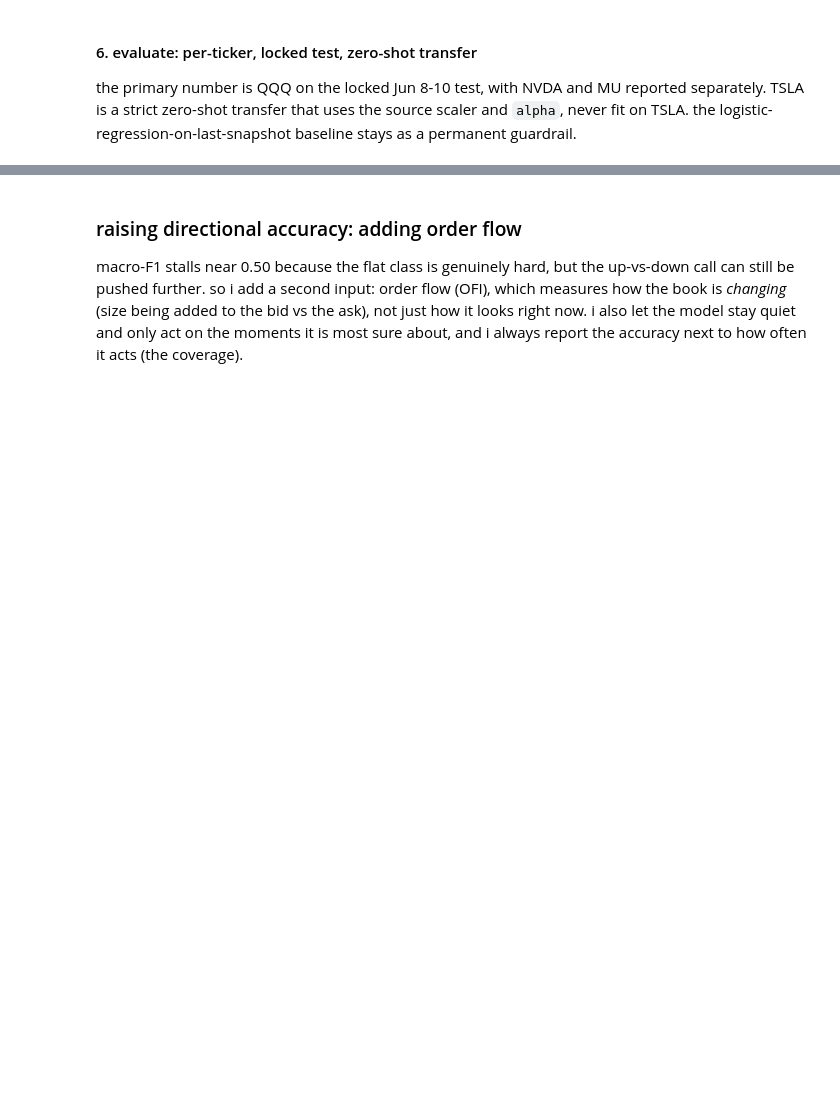
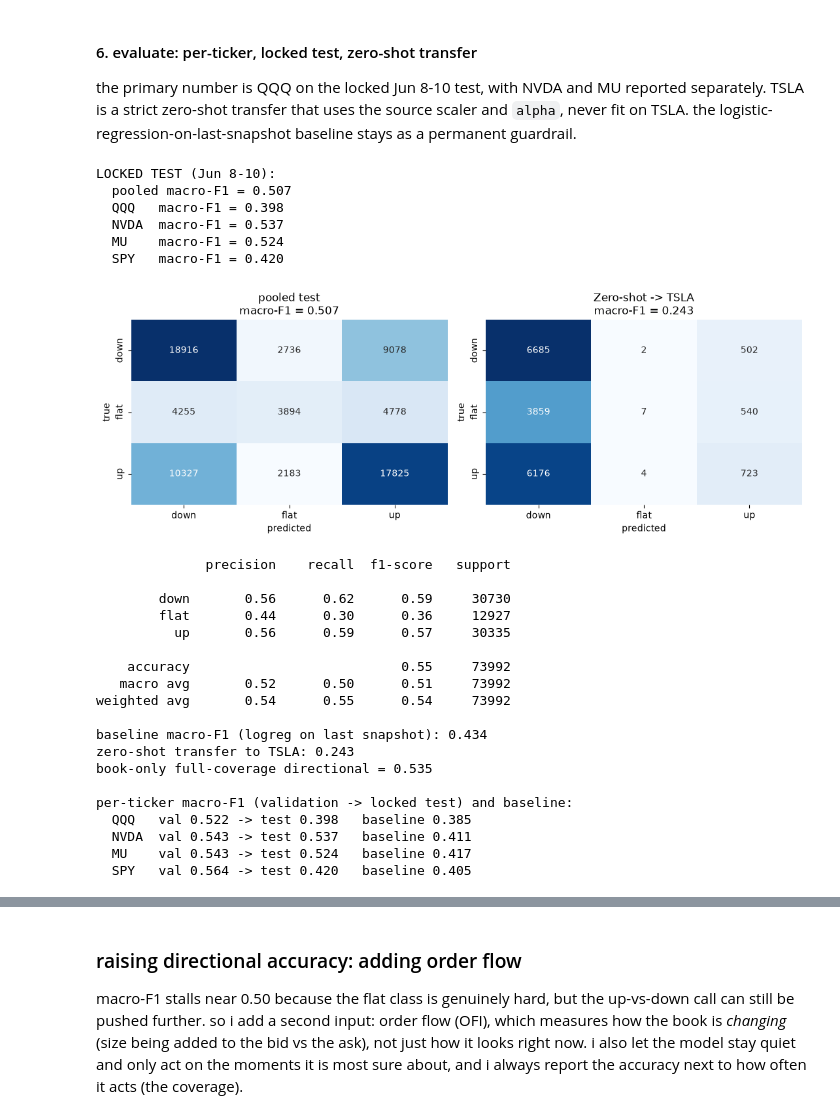
Before and after one commit to pallavigeddam/cs207-section5-team4-project, a Jupyter notebook: Ron_LSTM.ipynb, the cells around one changed output, grey strips where cells are left out. Cells and saved outputs as stored; diff of their text form; code cells hidden in the pictures; blank space fills up the shorter version.

Commit message:
replaced daily bars LSTM with order book model, added new test days to notebook to check for overfitting

```diff
--- a/Ron_LSTM.ipynb
+++ b/Ron_LSTM.ipynb
@@ -631,14 +0,0 @@ plt.show();
-# %%
-recs = []
-for s in SYMBOLS:
-    T = TEST[s]; bh_s = metrics(pd.Series(T["r"], index=pd.to_datetime(T["dates"])))
-    svals = []
-    for i in range(len(SEEDS)):
-        s_sym = s_test_seeds[i][T["mt"]][T["order"]]
-        w = (s_sym >= TAUS[i]["tau_long"]).astype(float)
-        net,_ = net_from_w(w, T["r"]); svals.append(metrics(net)[0])
-    recs.append({"ticker": s, "buyhold_sharpe": round(bh_s[0],2), "buyhold_maxDD": f"{bh_s[1]:.0%}",
-                 "strategy_sharpe": round(float(np.mean(svals)),2)})
-dfp = pd.DataFrame(recs)
-print(dfp.to_string(index=False))
-WINS = int((dfp["strategy_sharpe"] > dfp["buyhold_sharpe"]).sum())
@@ -655,7 +0,0 @@ Strategy Sharpe beats buy & hold on 1/4 tickers. A broad edge would win on most;
-# %%
-_saved = COST_BPS
-for bps in [5.0, 10.0, 20.0]:
-    COST_BPS = bps
-    m,sd = agg([metrics(run_portfolio(w_longflat, i)) for i in range(len(SEEDS))])
-    print(f"  {bps:>4.0f} bps -> Sharpe {m[0]:+.2f} | maxDD {m[1]:+.1%} | cumret {m[2]:+.1%}")
-COST_BPS = _saved
@@ -949,7 +281,7 @@ def lob_build_deeplob(window=LOB_WINDOW, n_feat=LOB_N_FEATURES, n_classes=3, big
     if big: x = layers.Dropout(0.2)(x)
     x = layers.LSTM(64)(x)
     m = keras.Model(inp, layers.Dense(n_classes, activation="softmax")(x))
-    m.compile(optimizer=keras.optimizers.Adam(1e-3),
+    m.compile(optimizer=keras.optimizers.Adam(2e-3),
               loss="sparse_categorical_crossentropy", metrics=["accuracy"])
     return m
 
@@ -961,6 +323,6 @@ training pools QQQ/NVDA/MU. the model is checkpointed on validation macro-F1 (no
 # %%
 # TSLA is held out completely. include_test only opens the Jun 8-10 data for the final score.
-# i froze the whole setup (50ms grid, K=20, big model, stride 35, 40 epochs) on validation first,
+# i froze the whole setup (50ms grid, K=20, big model, stride 35, batch 256, lr 2e-3, 40 epochs) on validation first,
 # so i never change anything after seeing the test output. keep LOB_INCLUDE_TEST off while tuning.
 LOB_INCLUDE_TEST = True
 lob_train_syms = [s for s in LOB_SYMBOLS if s != LOB_HELD_OUT]
@@ -996,5 +358,5 @@ class LobValMacroF1(keras.callbacks.Callback):
 lob_model = lob_build_deeplob(big=True)
 lob_cb = LobValMacroF1(lob_Xva, lob_yva, patience=8)
 print(f"training on {lob_train_syms}  ({len(lob_ytr)} windows)")
-lob_model.fit(lob_Xtr, lob_ytr, epochs=40, batch_size=32, verbose=2, callbacks=[lob_cb])
+lob_model.fit(lob_Xtr, lob_ytr, epochs=40, batch_size=256, verbose=2, callbacks=[lob_cb])
 print("best validation macro-F1:", round(lob_cb.best, 3))
@@ -1014,30 +401,73 @@ def lob_perticker(X, y, sym, tag):
         mk = sym == s
         if mk.sum(): print(f"  {s:5} macro-F1 = {f1_score(y[mk], pred[mk], average='macro', labels=[0,1,2]):.3f}")
     return pred
 
 lob_test_pred = lob_perticker(lob_Xte, lob_yte, lob_te_sym, "LOCKED TEST (Jun 8-10)")
 
 # my baseline to beat, a plain logistic regression on just the last snapshot
 lob_base = LogisticRegression(max_iter=1000).fit(np.nan_to_num(lob_Xtr[:, -1, :, 0]), lob_ytr)
 lob_base_f1 = f1_score(lob_yte, lob_base.predict(np.nan_to_num(lob_Xte[:, -1, :, 0])), average="macro", labels=[0,1,2])
 
 # zero-shot on TSLA, borrowing the source scaler and alpha, never fit on TSLA
 lob_src_scaler = lob_scalers[LOB_PRIMARY]; lob_src_alpha = float(np.mean([lob_alphas[s] for s in lob_train_syms]))
 lob_h, _, _ = lob_build_ticker(LOB_HELD_OUT, include_test=True, src_scaler=lob_src_scaler, src_alpha=lob_src_alpha)
 lob_Xh, lob_yh = lob_h[2]
 lob_hpred = lob_model.predict(lob_Xh[..., None], verbose=0).argmax(1)
 lob_tx_f1 = f1_score(lob_yh, lob_hpred, average="macro", labels=[0,1,2]) if len(lob_yh) else float("nan")
 
 fig, axes = plt.subplots(1, 2, figsize=(11, 4))
 for ax, (tag, yt, yp) in zip(axes, [("pooled test", lob_yte, lob_test_pred),
                                     (f"Zero-shot -> {LOB_HELD_OUT}", lob_yh, lob_hpred)]):
     cm = confusion_matrix(yt, yp, labels=[0,1,2])
     sns.heatmap(cm, annot=True, fmt="d", cmap="Blues", cbar=False,
                 xticklabels=LOB_CLASSES, yticklabels=LOB_CLASSES, ax=ax)
     ax.set_title(f"{tag}\nmacro-F1 = {f1_score(yt, yp, average='macro', labels=[0,1,2]):.3f}")
     ax.set_xlabel("predicted"); ax.set_ylabel("true")
 plt.tight_layout(); plt.show()
 
 print(classification_report(lob_yte, lob_test_pred, target_names=LOB_CLASSES, zero_division=0))
 print(f"baseline macro-F1 (logreg on last snapshot): {lob_base_f1:.3f}")
 print(f"zero-shot transfer to {LOB_HELD_OUT}: {lob_tx_f1:.3f}")
+
+# book-only up-vs-down directional (full coverage), to compare against the order-flow model later
+lob_book_pt = lob_model.predict(lob_Xte, verbose=0)
+lob_book_dir = (np.where(lob_book_pt[:, 2] >= lob_book_pt[:, 0], 2, 0) == lob_yte).mean()
+print(f"book-only full-coverage directional = {lob_book_dir:.3f}")
+
+# per-ticker on the primary metric: model validation -> test, vs a like-for-like baseline
+lob_base_pred = lob_base.predict(np.nan_to_num(lob_Xte[:, -1, :, 0]))
+lob_val_pred  = lob_model.predict(lob_Xva, verbose=0).argmax(1)
+print("\nper-ticker macro-F1 (validation -> locked test) and baseline:")
+for s in lob_train_syms:
+    vt = lob_va_sym == s; te = lob_te_sym == s
+    vf = f1_score(lob_yva[vt], lob_val_pred[vt],  average="macro", labels=[0,1,2]) if vt.sum() else float("nan")
+    tf_= f1_score(lob_yte[te], lob_test_pred[te], average="macro", labels=[0,1,2]) if te.sum() else float("nan")
+    bf = f1_score(lob_yte[te], lob_base_pred[te], average="macro", labels=[0,1,2]) if te.sum() else float("nan")
+    print(f"  {s:5} val {vf:.3f} -> test {tf_:.3f}   baseline {bf:.3f}")
+# %% [output]
+LOCKED TEST (Jun 8-10):
+  pooled macro-F1 = 0.507
+  QQQ   macro-F1 = 0.398
+  NVDA  macro-F1 = 0.537
+  MU    macro-F1 = 0.524
+  SPY   macro-F1 = 0.420
+[figure, added]
+              precision    recall  f1-score   support
+
+        down       0.56      0.62      0.59     30730
+        flat       0.44      0.30      0.36     12927
+          up       0.56      0.59      0.57     30335
+
+    accuracy                           0.55     73992
+   macro avg       0.52      0.50      0.51     73992
+weighted avg       0.54      0.55      0.54     73992
+
+baseline macro-F1 (logreg on last snapshot): 0.434
+zero-shot transfer to TSLA: 0.243
+book-only full-coverage directional = 0.535
+
+per-ticker macro-F1 (validation -> locked test) and baseline:
+  QQQ   val 0.522 -> test 0.398   baseline 0.385
+  NVDA  val 0.543 -> test 0.537   baseline 0.411
+  MU    val 0.543 -> test 0.524   baseline 0.417
+  SPY   val 0.564 -> test 0.420   baseline 0.405
```
Also changed, not shown: parts of 76 cells of this notebook.
